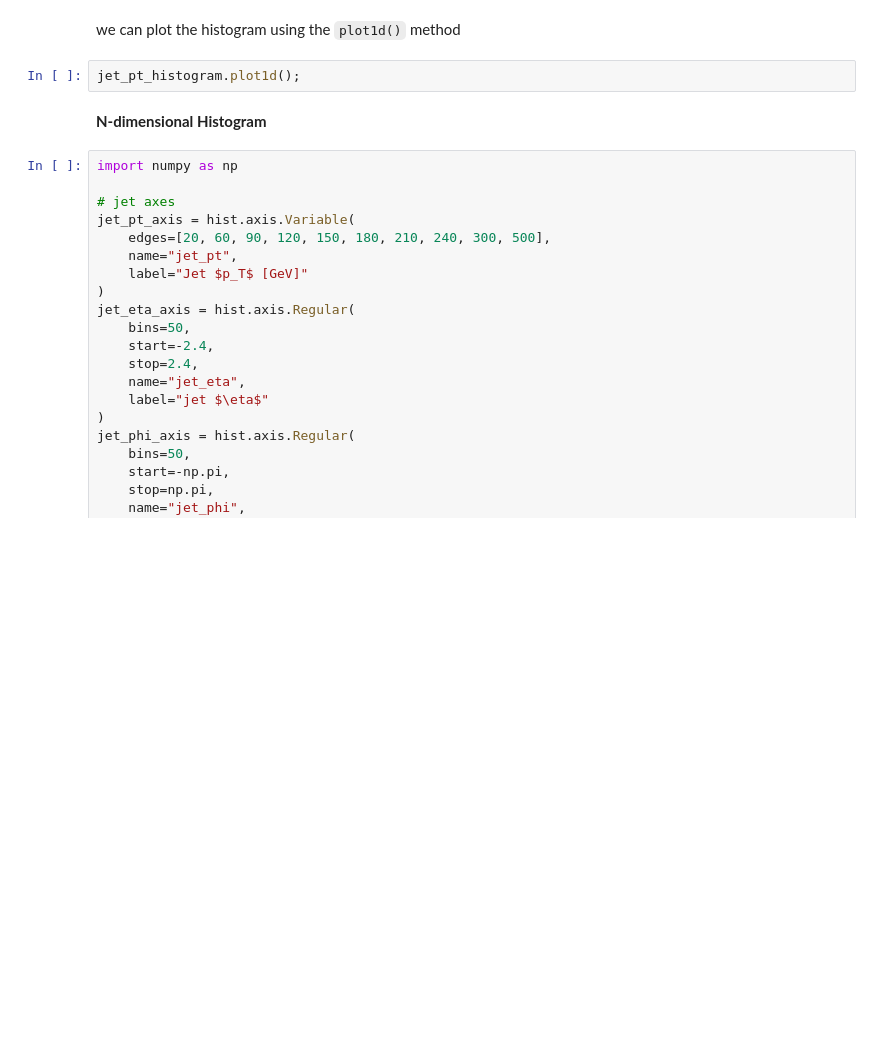
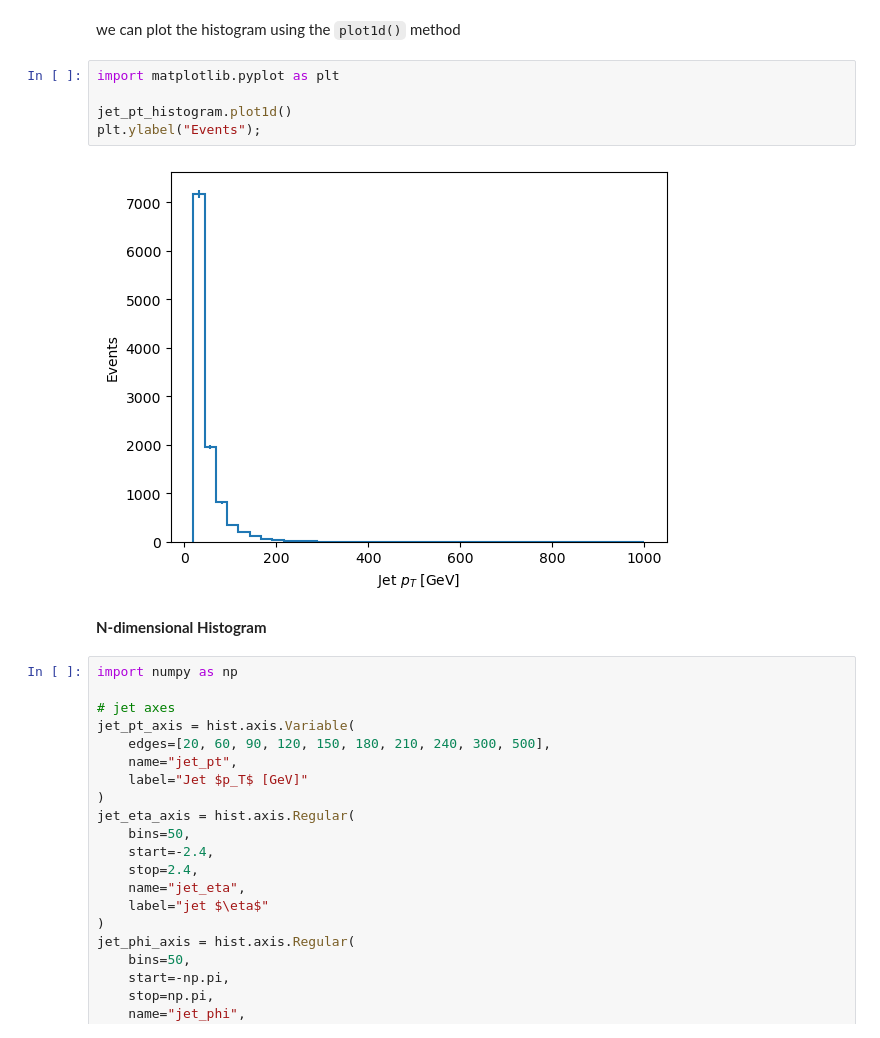
Before and after one commit to deoache/skhep_tutorial, a Jupyter notebook: 1_tutorial.ipynb, the cells around one changed output. Drawn from its saved outputs; the diff is of its cells as text; blank space fills up the shorter version.

```diff
--- a/1_tutorial.ipynb
+++ b/1_tutorial.ipynb
@@ -139,7 +275,12 @@ jet_pt_histogram
 # %% [markdown]
 we can plot the histogram using the `plot1d()` method
-# %%
-jet_pt_histogram.plot1d();
+# %%
+import matplotlib.pyplot as plt
+
+jet_pt_histogram.plot1d()
+plt.ylabel("Events");
+# %% [output]
+[figure, added]
 # %% [markdown]
 **N-dimensional Histogram**
 # %%
```
Also changed, not shown: parts of 29 cells of this notebook.
